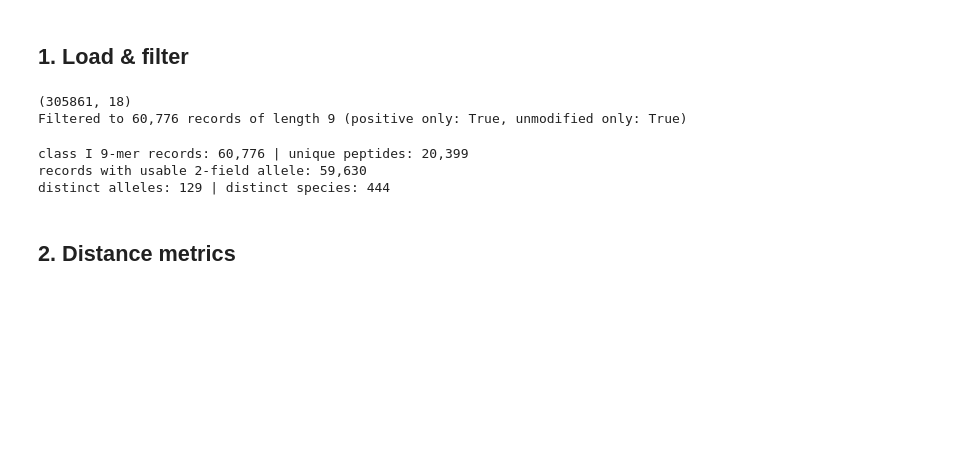
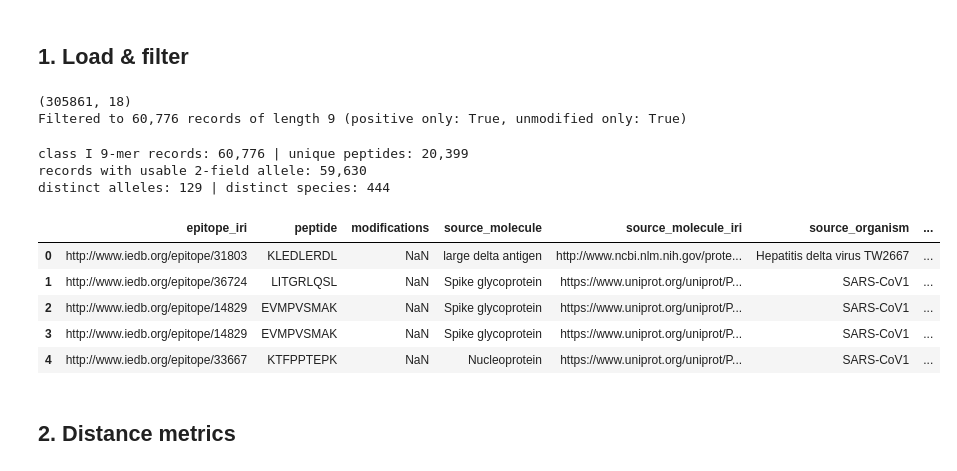
Before and after one commit to delipouya/tcr-bench, a Jupyter notebook: 3_iedb_similarity_mhc1.ipynb, the cells around one changed output. Saved outputs shown, nothing was run; the diff lists cells and outputs as text; code cells hidden in the pictures; blank space fills up the shorter version.

```diff
--- a/3_iedb_similarity_mhc1.ipynb
+++ b/3_iedb_similarity_mhc1.ipynb
@@ -72,6 +72,15 @@ print(f"distinct alleles: {d['allele2'].nunique()} | distinct species: {d['speci
 class I 9-mer records: 60,776 | unique peptides: 20,399
 records with usable 2-field allele: 59,630
 distinct alleles: 129 | distinct species: 444
+# %%
+d.head(5)
+# %% [output]
+|  | epitope_iri | peptide | modifications | source_molecule | source_molecule_iri | source_organism | ... |
+| 0 | http://www.iedb.org/epitope/31803 | KLEDLERDL | NaN | large delta antigen | http://www.ncbi.nlm.nih.gov/prote... | Hepatitis delta virus TW2667 | ... |
+| 1 | http://www.iedb.org/epitope/36724 | LITGRLQSL | NaN | Spike glycoprotein | https://www.uniprot.org/uniprot/P... | SARS-CoV1 | ... |
+| 2 | http://www.iedb.org/epitope/14829 | EVMPVSMAK | NaN | Spike glycoprotein | https://www.uniprot.org/uniprot/P... | SARS-CoV1 | ... |
+| 3 | http://www.iedb.org/epitope/14829 | EVMPVSMAK | NaN | Spike glycoprotein | https://www.uniprot.org/uniprot/P... | SARS-CoV1 | ... |
+| 4 | http://www.iedb.org/epitope/33667 | KTFPPTEPK | NaN | Nucleoprotein | https://www.uniprot.org/uniprot/P... | SARS-CoV1 | ... |
 # %% [markdown]
 ## 2. Distance metrics
 # %%
```
Also changed, not shown: parts of 16 cells of this notebook, 1 other file.
